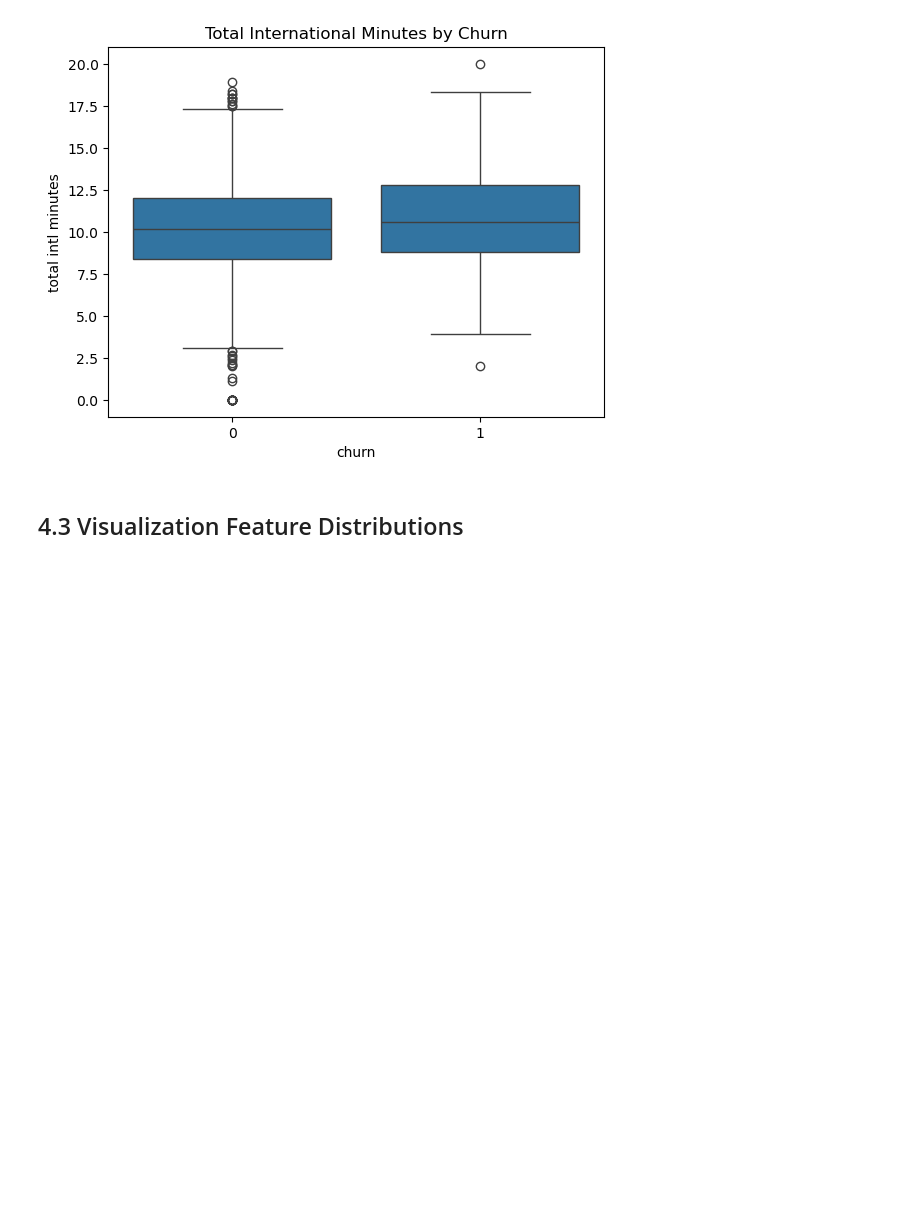
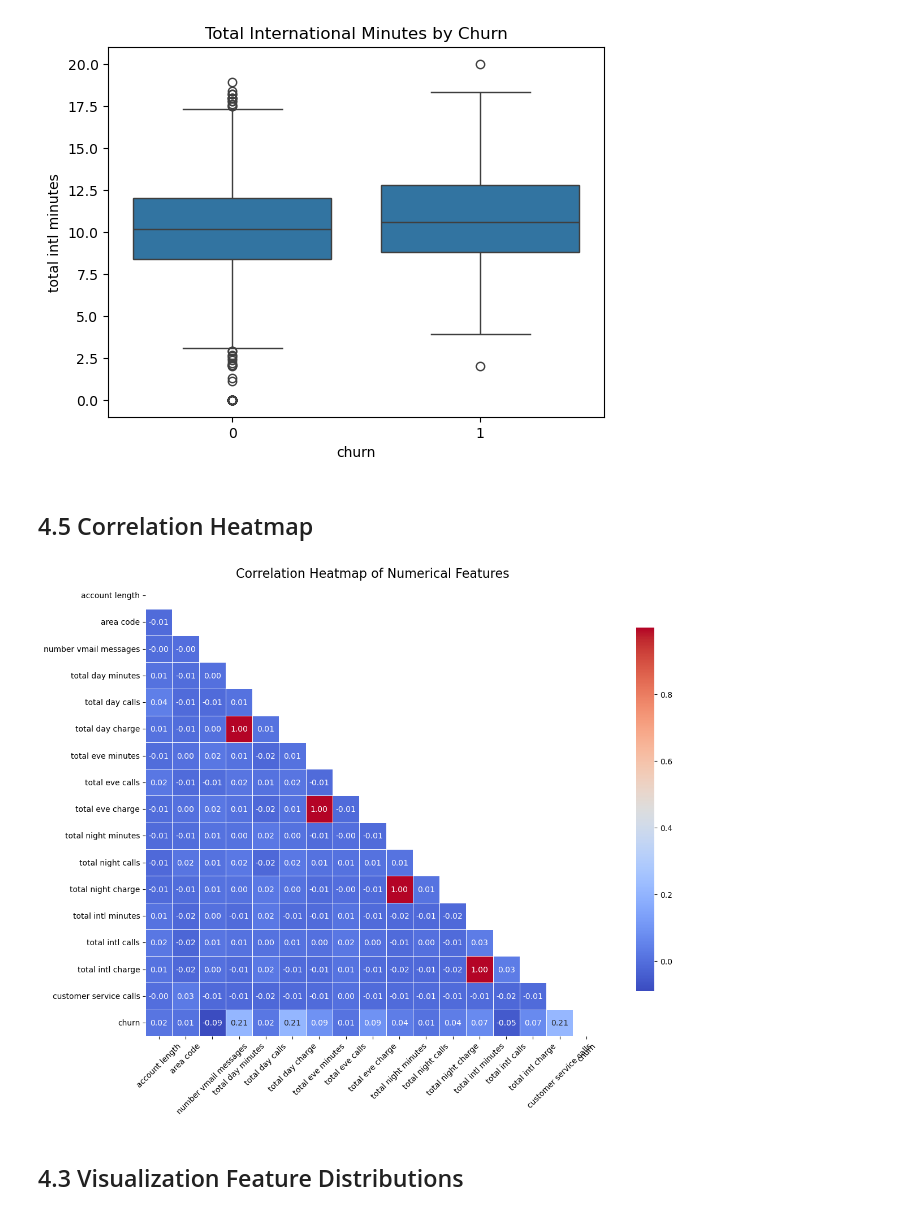
Before and after one commit to muhatonjeri/SyriaTel-Customer-Churn, a Jupyter notebook: notebooks/Customerchun.ipynb, the cells around one changed output. Drawn from its saved outputs; the diff is of its cells as text; code cells hidden in the pictures; blank space fills up the shorter version.

```diff
--- a/notebooks/Customerchun.ipynb
+++ b/notebooks/Customerchun.ipynb
@@ -402,6 +402,41 @@ plt.title('Total International Minutes by Churn')
 plt.show()
 # %% [output]
 [figure]
+# %% [markdown]
+## 4.5 Correlation Heatmap
+# %%
+import numpy as np
+import matplotlib.pyplot as plt
+import seaborn as sns
+
+# Correlation Heatmap of Numerical Features
+plt.figure(figsize=(14, 10))
+
+# Compute correlation matrix for numeric columns only
+corr_matrix = df_clean.select_dtypes(include='number').corr()
+
+# Generate a mask for the upper triangle
+mask = np.triu(np.ones_like(corr_matrix, dtype=bool))
+
+# Plot the heatmap
+sns.heatmap(
+    corr_matrix,
+    mask=mask,
+    annot=True,
+    fmt=".2f",
+    cmap='coolwarm',
+    linewidths=0.5,
+    square=True,
+    cbar_kws={"shrink": 0.8}
+)
+
+plt.title('Correlation Heatmap of Numerical Features', fontsize=16)
+plt.xticks(rotation=45)
+plt.yticks(rotation=0)
+plt.tight_layout()
+plt.show()
+# %% [output]
+[figure, added]
 # %% [markdown]
 ## 4.3 Visualization Feature Distributions
 # %%
```
